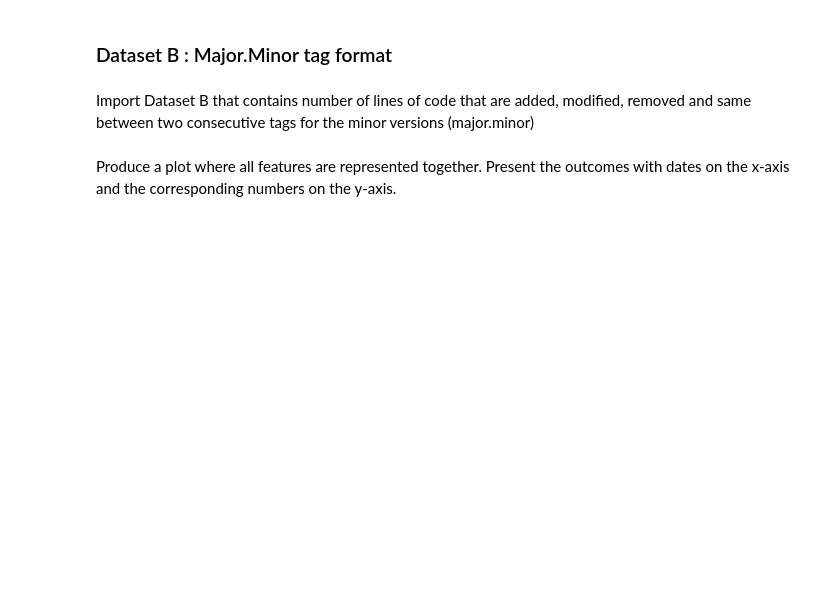
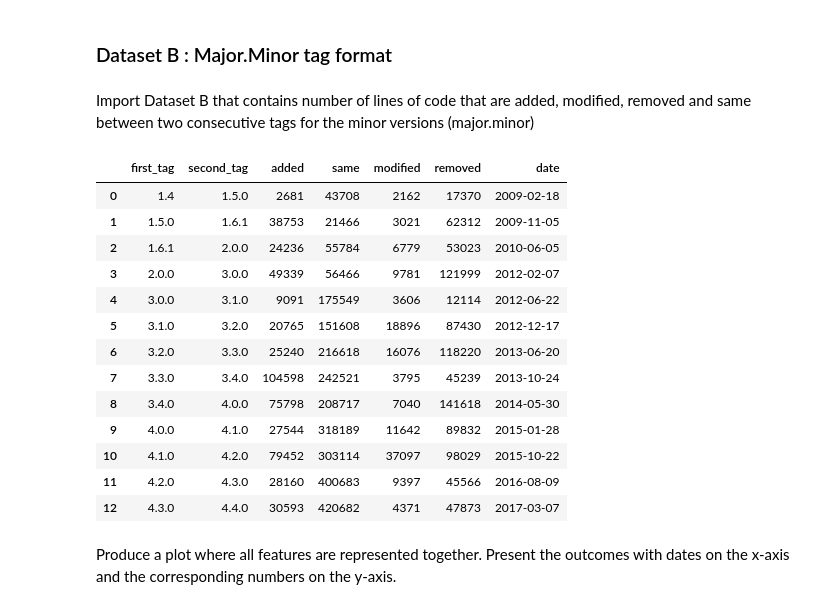
Before and after one commit to DanLoris/Software-Evolution-Practical-Lehmans-Laws, a Jupyter notebook: LawsSoftEvol_CodeCounting.ipynb, the cells around one changed output. Cells and saved outputs as stored; diff of their text form; code cells hidden in the pictures; blank space fills up the shorter version.

```diff
--- a/LawsSoftEvol_CodeCounting.ipynb
+++ b/LawsSoftEvol_CodeCounting.ipynb
@@ -468,6 +541,23 @@ Create a plot displaying all features together. Show the outcomes with dates on
 Import Dataset B that contains number of lines of code that are added, modified, removed and same between two consecutive tags for the minor versions (major.minor)
 # %%
 # WRITE YOUR CODE HERE
+set_B = pd.read_csv('data/LawContinuingChangeDatasetB.csv')
+set_B
+# %% [output]
+|  | first_tag | second_tag | added | same | modified | removed | date |
+| 0 | 1.4 | 1.5.0 | 2681 | 43708 | 2162 | 17370 | 2009-02-18 |
+| 1 | 1.5.0 | 1.6.1 | 38753 | 21466 | 3021 | 62312 | 2009-11-05 |
+| 2 | 1.6.1 | 2.0.0 | 24236 | 55784 | 6779 | 53023 | 2010-06-05 |
+| 3 | 2.0.0 | 3.0.0 | 49339 | 56466 | 9781 | 121999 | 2012-02-07 |
+| 4 | 3.0.0 | 3.1.0 | 9091 | 175549 | 3606 | 12114 | 2012-06-22 |
+| 5 | 3.1.0 | 3.2.0 | 20765 | 151608 | 18896 | 87430 | 2012-12-17 |
+| 6 | 3.2.0 | 3.3.0 | 25240 | 216618 | 16076 | 118220 | 2013-06-20 |
+| 7 | 3.3.0 | 3.4.0 | 104598 | 242521 | 3795 | 45239 | 2013-10-24 |
+| 8 | 3.4.0 | 4.0.0 | 75798 | 208717 | 7040 | 141618 | 2014-05-30 |
+| 9 | 4.0.0 | 4.1.0 | 27544 | 318189 | 11642 | 89832 | 2015-01-28 |
+| 10 | 4.1.0 | 4.2.0 | 79452 | 303114 | 37097 | 98029 | 2015-10-22 |
+| 11 | 4.2.0 | 4.3.0 | 28160 | 400683 | 9397 | 45566 | 2016-08-09 |
+| 12 | 4.3.0 | 4.4.0 | 30593 | 420682 | 4371 | 47873 | 2017-03-07 |
 # %% [markdown]
 Produce a plot where all features are represented together. Present the outcomes with dates on the x-axis and the corresponding numbers on the y-axis.
 # %%
```
Also changed, not shown: parts of 12 cells of this notebook.
